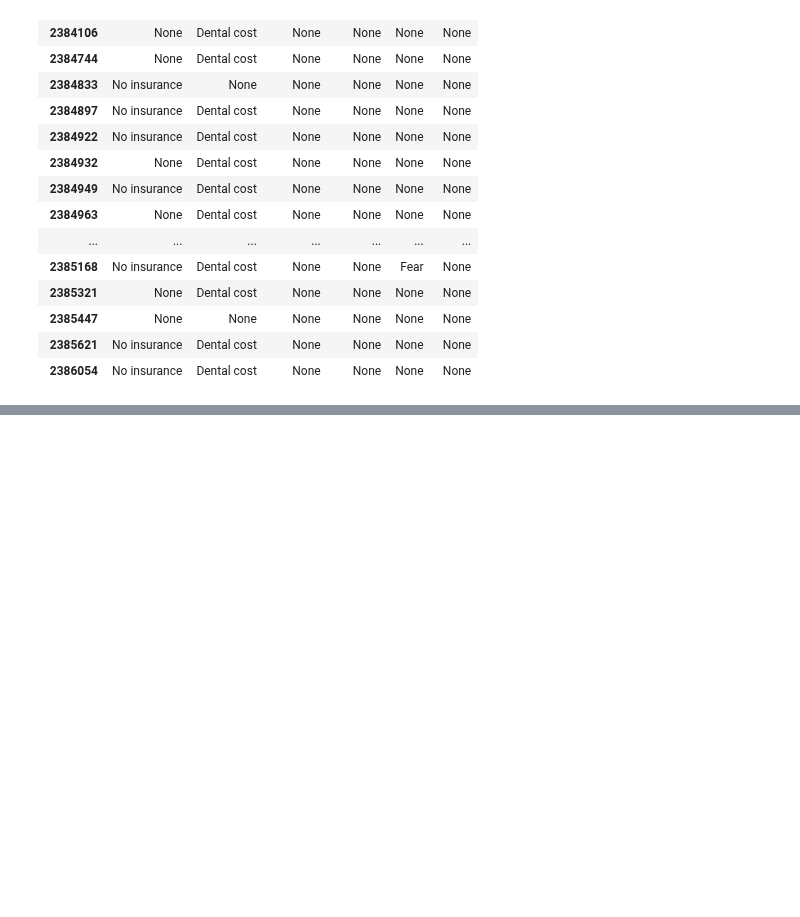
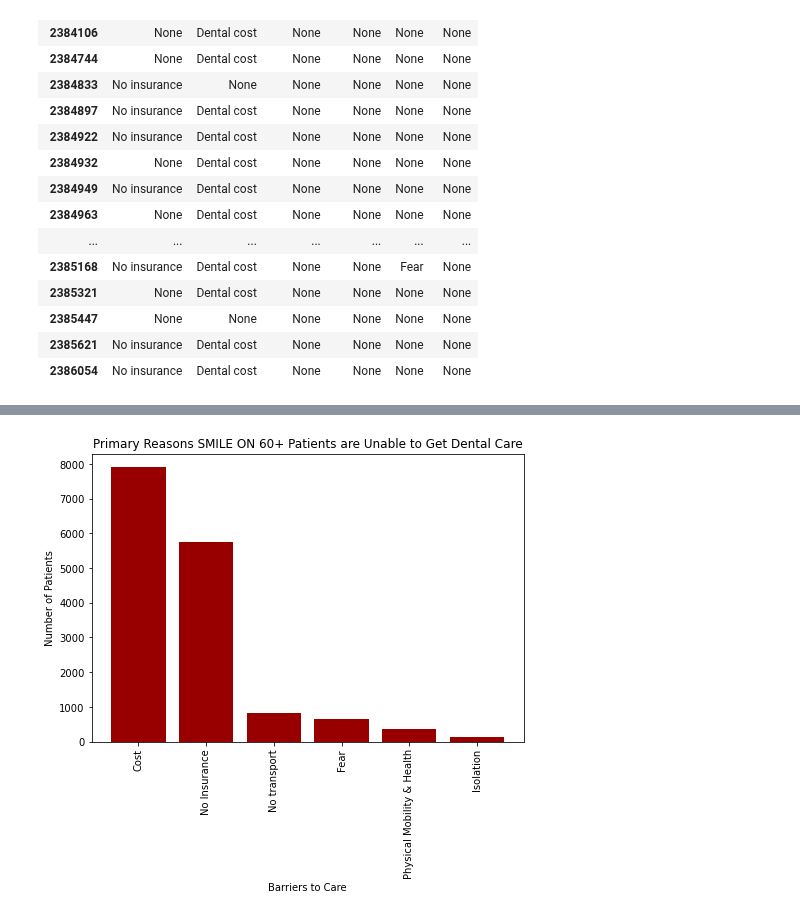
Before and after one commit to Jmiah789/smile-on-get_tootha_choppa, a Jupyter notebook: notebooks/eor_barriers.ipynb, the cells around one changed output, grey strips where cells are left out. Cells and saved outputs as stored; diff of their text form; code cells hidden in the pictures; blank space fills up the shorter version.

```diff
--- a/notebooks/eor_barriers.ipynb
+++ b/notebooks/eor_barriers.ipynb
@@ -64,0 +107,15 @@ plt.show()
+# %%
+fig = plt.figure()
+ax = fig.add_axes([0,0,1,1])
+barriers = ['Cost', 'No Insurance', 'No transport', 'Fear', 'Physical Mobility & Health', 'Isolation']
+patients = [7905,5759,822,655,367,119]
+ax.bar(barriers, patients, color = '#980000')
+ax.set_ylabel('Number of Patients')
+ax.set_xlabel('Barriers to Care')
+ax.set_xticklabels(barriers, rotation = 90)
+ax.set_title('Primary Reasons SMILE ON 60+ Patients are Unable to Get Dental Care')
+#for index, value in enumerate(patients):
+#    plt.text(value, index, str(value))
+plt.show()
+# %% [output]
+[figure, added]
```
Also changed, not shown: parts of 9 cells of this notebook.
